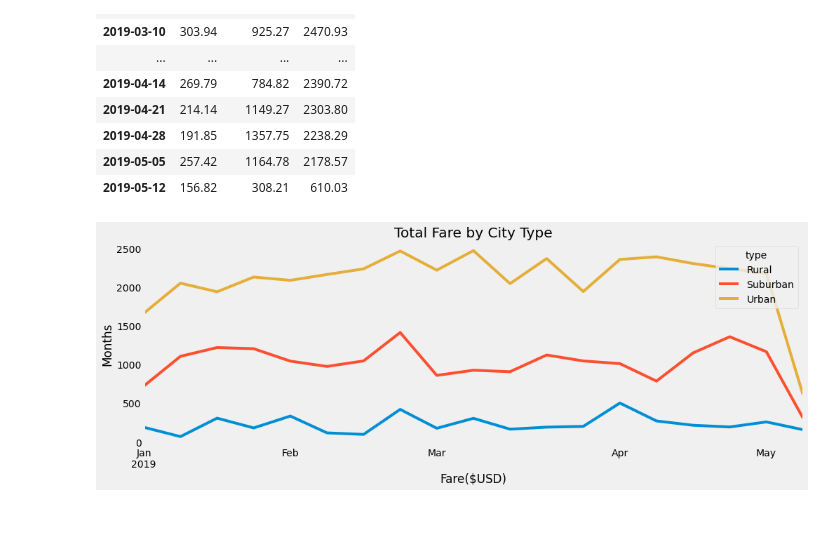
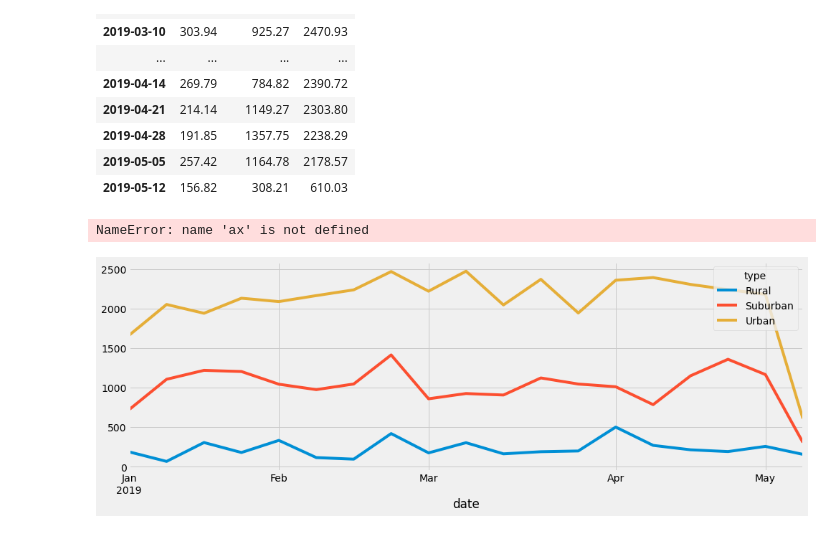
Before and after one commit to nrpineda/PyBer_Analysis, a Jupyter notebook: PyBer_Challenge.ipynb, the cells around one changed output. Cells and saved outputs as stored; diff of their text form; code cells hidden in the pictures.

```diff
--- a/PyBer_Challenge.ipynb
+++ b/PyBer_Challenge.ipynb
@@ -288,18 +288,19 @@ pyber_new_df
 from matplotlib import style
 # %%
 # Create the plot
-pyber_new_df.plot(figsize = (15, 5))
+pyber_new_df.plot(figsize=(15, 5))
 
-# Create labels for the x and y axes.
-plt.xlabel("Fare($USD)")
-plt.ylabel("Months")
-plt.title("Total Fare by City Type")
-plt.grid()
 # Use the graph style fivethirtyeight.
 style.use('fivethirtyeight')
 
+# Create labels for the x and y axes.
+ax.set_xlabel("Fare($USD)")
+ax.set_ylabel("Months")
+ax.set_title("Total Fare by City Type")
+ax.grid()
+
 # Save graph into Analysis folder.
 plt.savefig("analysis/Fig8.png")
-plt.show()
 # %% [output]
+NameError: name 'ax' is not defined
-[figure, old version]
+[figure, new version]
```
